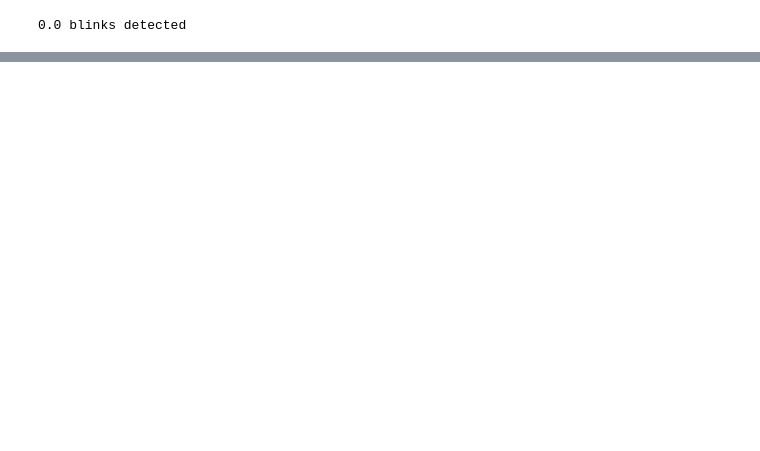
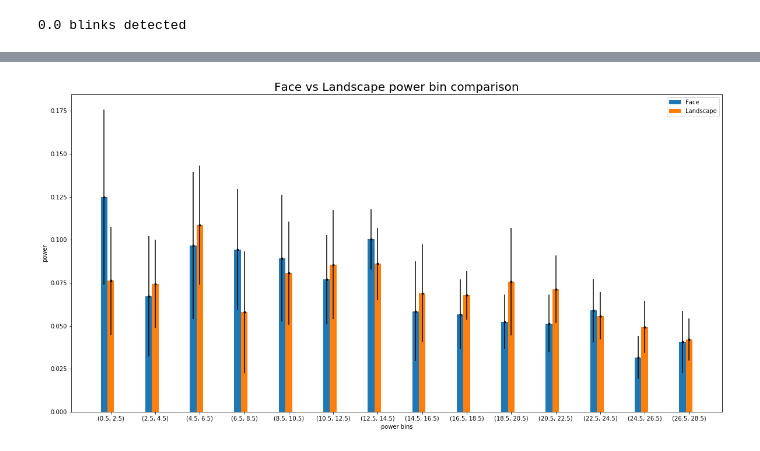
Before and after one commit to D1o0g9s/EEGFaceDetection, a Jupyter notebook: Data_Analysis/View_XDF.ipynb, the cells around one changed output, grey strips where cells are left out. Saved outputs shown, nothing was run; the diff lists cells and outputs as text; code cells hidden in the pictures; blank space fills up the shorter version.

```diff
--- a/Data_Analysis/View_XDF.ipynb
+++ b/Data_Analysis/View_XDF.ipynb
@@ -82,0 +105,7 @@ first_trial = getMarkerBoundSingleMarkerData('NewImageStart', 'NewImageEnd', XDF
+# %%
+def getSEM(numbers) :
+    return (np.std(numbers, axis=0) * 2) / np.sqrt(len(numbers))
+# %%
+def getPowerRatioAvgSEM(eeg_list, num_eeg_timepoints=499, binning=full_binning):
+    power_ratio = [getPowerRatio(data[:num_eeg_timepoints], binning) for data in eeg_list]
+    return np.mean(power_ratio, axis=0), getSEM(power_ratio)
@@ -82,0 +175,39 @@ first_trial = getMarkerBoundSingleMarkerData('NewImageStart', 'NewImageEnd', XDF
+# %%
+# Find min length of eeg
+min_len = None
+for trial in trials:
+    eeg_data_in_volts = getEEGDataInMilliVolts(trial)
+    if not min_len or len(eeg_data_in_volts) < min_len:
+        min_len = len(eeg_data_in_volts)
+
+# Find psd and freqs
+psds=[]
+freqs=[]
+face_eeg = []
+landscape_eeg = []
+for trial in trials:
+    eeg_data_in_volts = getEEGDataInMilliVolts(trial)
+
+    sig_filt = filt.filter_signal(eeg_data_in_volts[:min_len], eeg_fs, 'bandpass', f_range, filter_type='iir', butterworth_order=2)
+    freq, psd = signal.periodogram(sig_filt, fs=int(eeg_fs), scaling='spectrum')
+    psds.append(psd)
+    freqs.append(freq)
+    if 'Face' in trial[StreamType.MARKER.value][StreamType.DATA.value]:
+        face_eeg.append(eeg_data_in_volts)
+    else :
+        landscape_eeg.append(eeg_data_in_volts)
+# %%
+# Create a binning interval
+full_binning=list(np.arange(.5, 30, 2))
+full_intervals = getIntervals(full_binning)
+# %%
+face_ratio_avg, face_sem = getPowerRatioAvgSEM(face_eeg, num_eeg_timepoints=-1, binning=full_binning)
+landscape_ratio_avg, landscape_sem = getPowerRatioAvgSEM(landscape_eeg, num_eeg_timepoints=-1, binning=full_binning)
+
+plt.figure(figsize=(20,10))
+plt.title("Face vs Landscape power bin comparison", size=20)
+plt.xlabel("power bins")
+plt.ylabel("power")
+plotMultipleBarGraphs([face_ratio_avg, landscape_ratio_avg], 0.15, ["Face", "Landscape"], full_intervals, error_values=[face_sem, landscape_sem])
+# %% [output]
+[figure, added]
```
Also changed, not shown: parts of 23 cells of this notebook, 4 other files.
